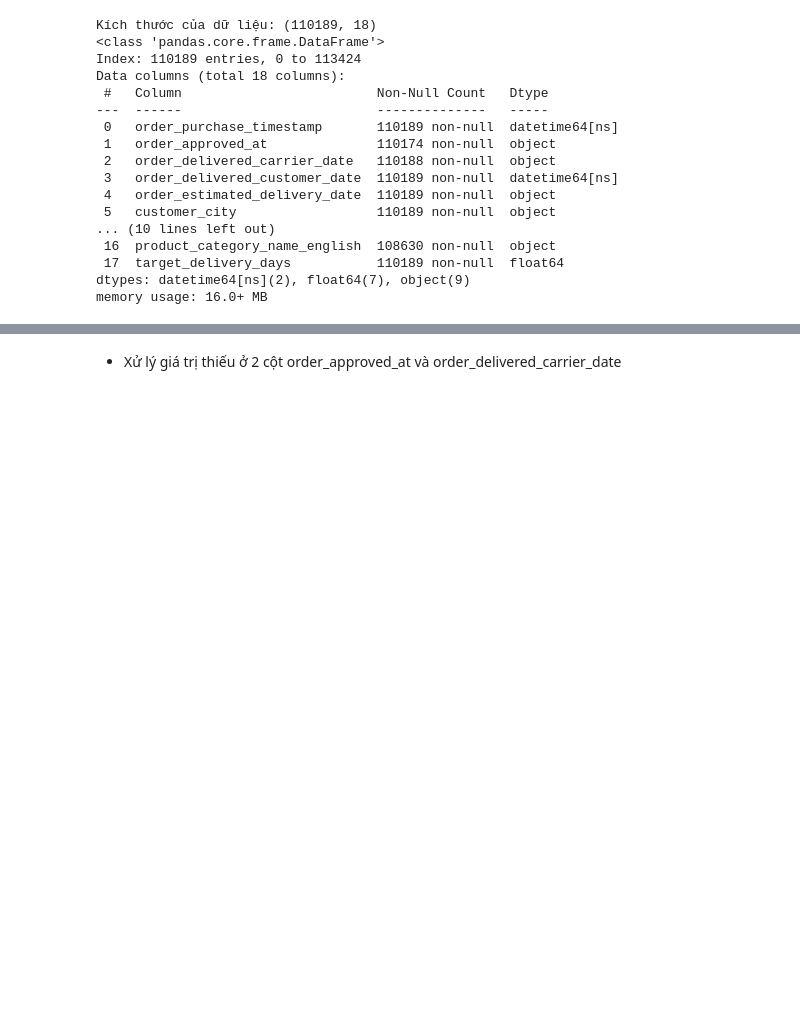
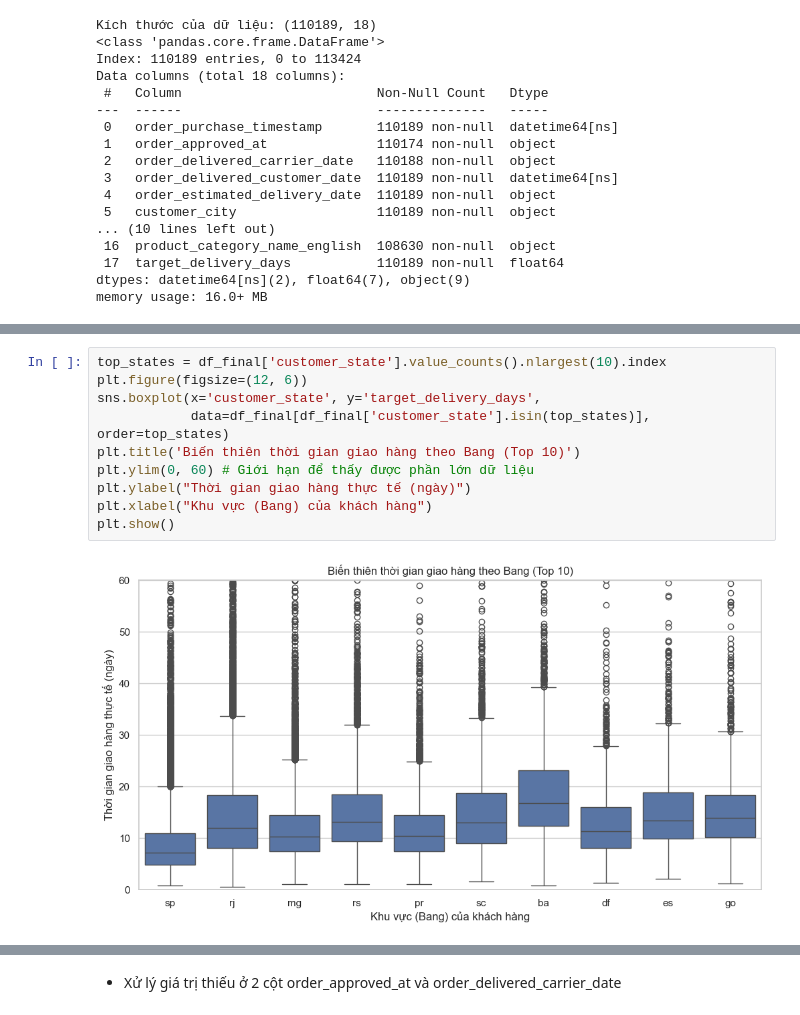
Before and after one commit to conluoi123/Machine-Learning---Project-1-, a Jupyter notebook: code/Part1_Regression/notebook.ipynb, the cells around one changed output, grey strips where cells are left out. Saved outputs shown, nothing was run; the diff lists cells and outputs as text; blank space fills up the shorter version.

Commit message:
feat(eda): add exploratory data analysis notebook

```diff
--- a/code/Part1_Regression/notebook.ipynb
+++ b/code/Part1_Regression/notebook.ipynb
@@ -424,0 +459,12 @@ df_final.describe().T
+# %%
+top_states = df_final['customer_state'].value_counts().nlargest(10).index
+plt.figure(figsize=(12, 6))
+sns.boxplot(x='customer_state', y='target_delivery_days',
+            data=df_final[df_final['customer_state'].isin(top_states)], order=top_states)
+plt.title('Biến thiên thời gian giao hàng theo Bang (Top 10)')
+plt.ylim(0, 60) # Giới hạn để thấy được phần lớn dữ liệu
+plt.ylabel("Thời gian giao hàng thực tế (ngày)")
+plt.xlabel("Khu vực (Bang) của khách hàng")
+plt.show()
+# %% [output]
+[figure, added]
```
Also changed, not shown: parts of 13 cells of this notebook.
